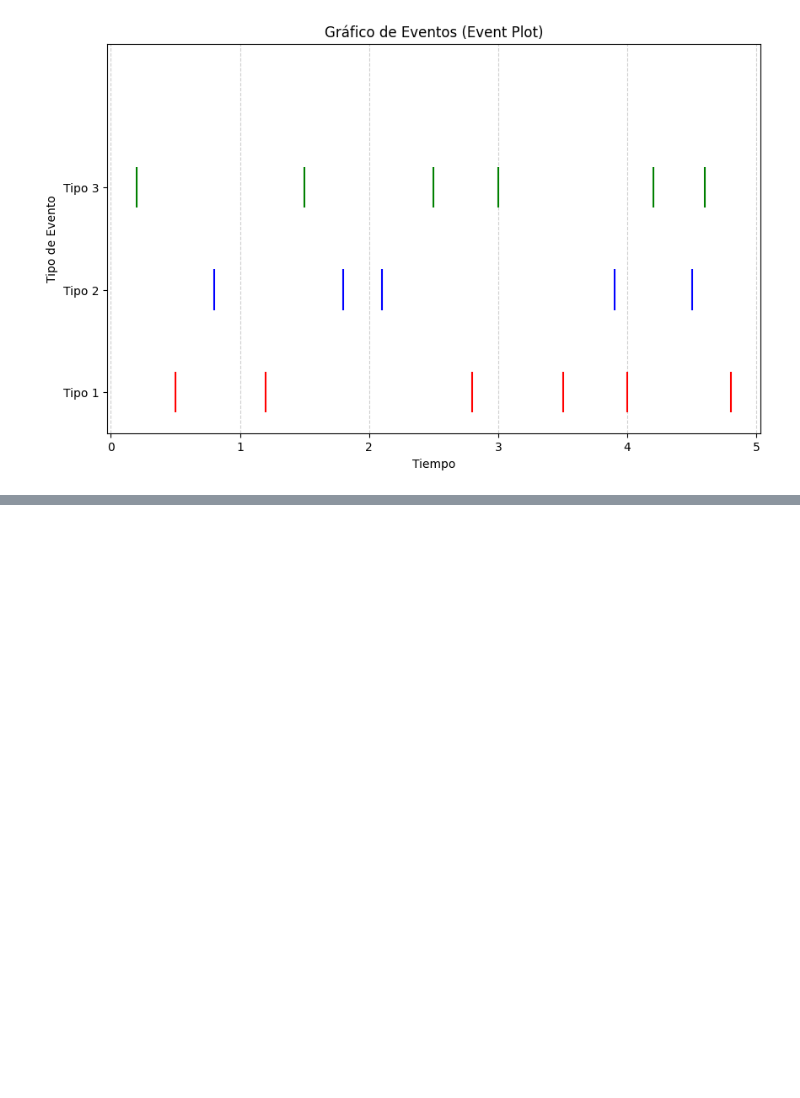
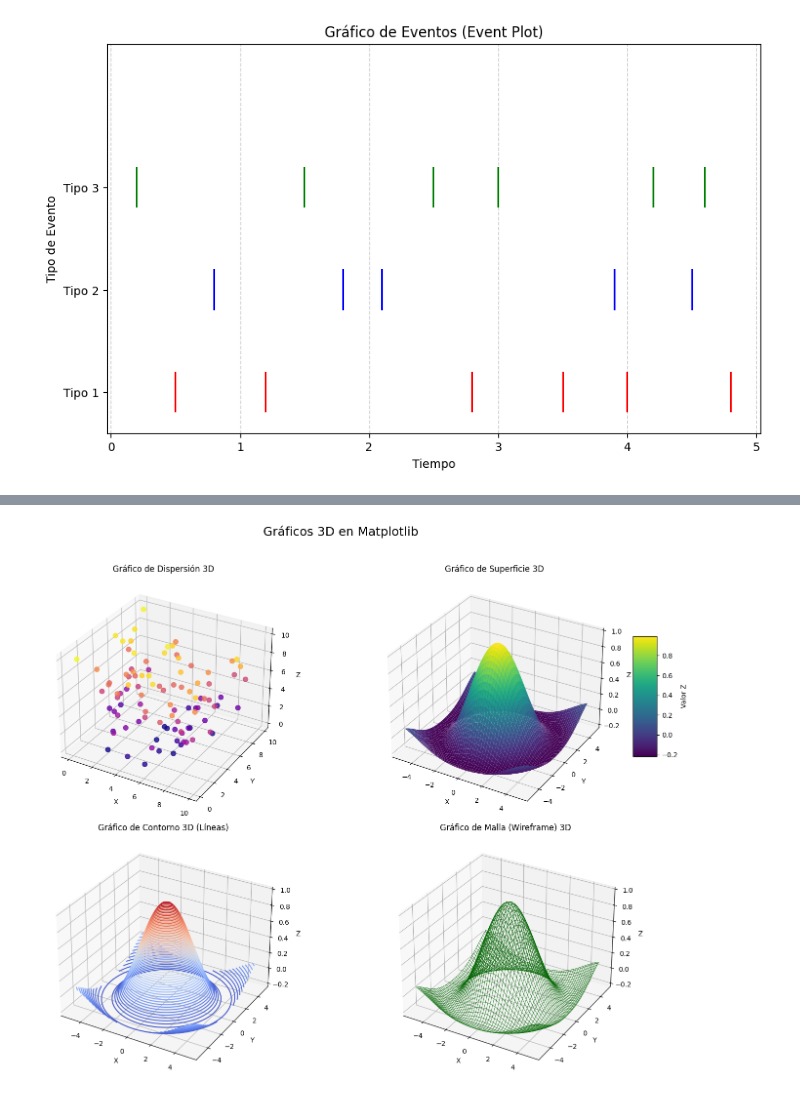
Before and after one commit to ayorick23/python-data-science-cheat-sheet, a Jupyter notebook: 03_matplotlib/05_advanced_plots.ipynb, the cells around one changed output, grey strips where cells are left out. Cells and saved outputs as stored; diff of their text form; code cells hidden in the pictures; blank space fills up the shorter version.

```diff
--- a/03_matplotlib/05_advanced_plots.ipynb
+++ b/03_matplotlib/05_advanced_plots.ipynb
@@ -197,0 +261,56 @@ plt.show()
+# %%
+from mpl_toolkits.mplot3d import Axes3D #Aunque a menudo implícito con projection='3d', es buena práctica importarlo.
+
+#Datos de ejemplo (una función tipo "sombrero" o "campana")
+x_3d = np.linspace(-5, 5, 100)
+y_3d = np.linspace(-5, 5, 100)
+X_3d, Y_3d = np.meshgrid(x_3d, y_3d)
+R_3d = np.sqrt(X_3d**2 + Y_3d**2)
+Z_3d = np.sin(R_3d) / R_3d #Función sinc(R)
+
+#Datos para dispersión 3D
+N_scatter = 100
+X_scatter = np.random.rand(N_scatter) * 10
+Y_scatter = np.random.rand(N_scatter) * 10
+Z_scatter = np.random.rand(N_scatter) * 10
+
+fig = plt.figure(figsize=(15, 12))
+
+#1. Gráfico de Dispersión 3D
+ax1 = fig.add_subplot(2, 2, 1, projection='3d')
+ax1.scatter(X_scatter, Y_scatter, Z_scatter, c=Z_scatter, cmap='plasma', s=50, alpha=0.8)
+ax1.set_title('Gráfico de Dispersión 3D')
+ax1.set_xlabel('X')
+ax1.set_ylabel('Y')
+ax1.set_zlabel('Z')
+
+#2. Gráfico de Superficie 3D
+ax2 = fig.add_subplot(2, 2, 2, projection='3d')
+surf = ax2.plot_surface(X_3d, Y_3d, Z_3d, cmap='viridis', edgecolor='none')
+fig.colorbar(surf, ax=ax2, shrink=0.5, aspect=5, label='Valor Z') #Barra de color específica para este subplot
+ax2.set_title('Gráfico de Superficie 3D')
+ax2.set_xlabel('X')
+ax2.set_ylabel('Y')
+ax2.set_zlabel('Z')
+
+#3. Gráfico de Contornos 3D (líneas)
+ax3 = fig.add_subplot(2, 2, 3, projection='3d')
+cset_3d = ax3.contour3D(X_3d, Y_3d, Z_3d, 50, cmap='coolwarm') #50 niveles de contorno
+ax3.set_title('Gráfico de Contorno 3D (Líneas)')
+ax3.set_xlabel('X')
+ax3.set_ylabel('Y')
+ax3.set_zlabel('Z')
+
+#4. Gráfico de Malla (Wireframe)
+ax4 = fig.add_subplot(2, 2, 4, projection='3d')
+ax4.plot_wireframe(X_3d, Y_3d, Z_3d, color='darkgreen', linewidth=0.5)
+ax4.set_title('Gráfico de Malla (Wireframe) 3D')
+ax4.set_xlabel('X')
+ax4.set_ylabel('Y')
+ax4.set_zlabel('Z')
+
+plt.suptitle('Gráficos 3D en Matplotlib', fontsize=18)
+plt.tight_layout(rect=[0, 0.03, 1, 0.96]) #Ajustar layout y dejar espacio para el suptitle
+plt.show()
+# %% [output]
+[figure, added]
```
Also changed, not shown: parts of 13 cells of this notebook, 1 other file.
